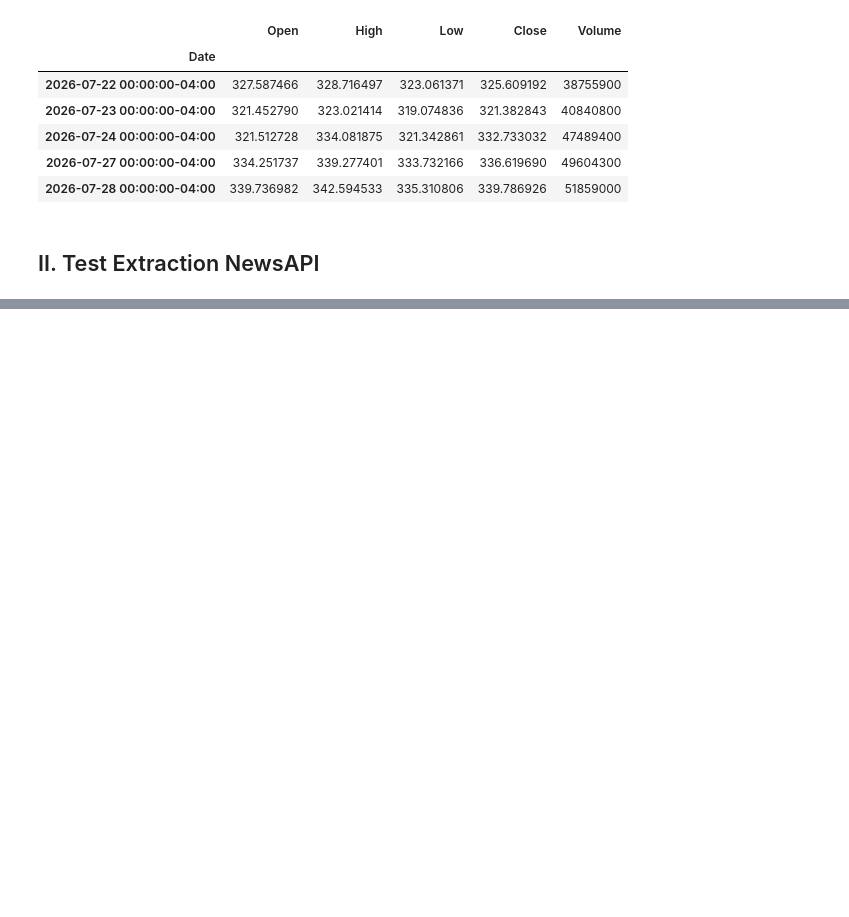
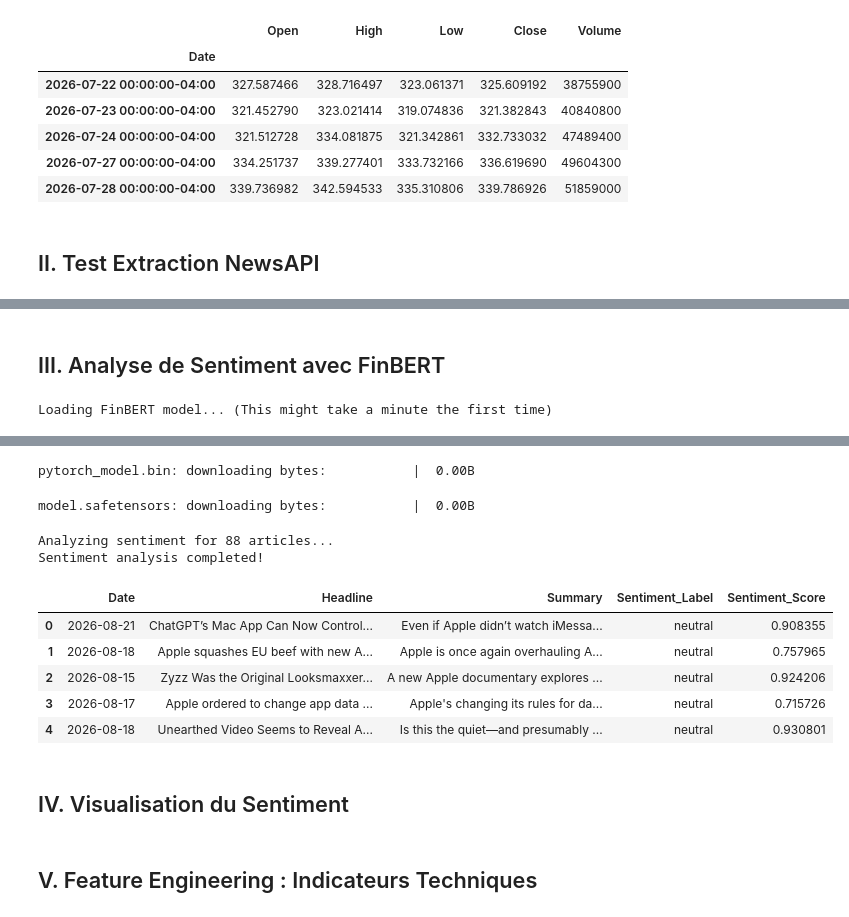
Before and after one commit to EnzoL987/Projet_Finance_NLP, a Jupyter notebook: Notebooks/01_exploration_yfinance_newsapi.ipynb, the cells around one changed output, grey strips where cells are left out. Drawn from its saved outputs; the diff is of its cells as text; code cells hidden in the pictures; blank space fills up the shorter version.

```diff
--- a/Notebooks/01_exploration_yfinance_newsapi.ipynb
+++ b/Notebooks/01_exploration_yfinance_newsapi.ipynb
@@ -124,0 +121,50 @@ df_apple_news.head()
+# %% [markdown]
+## III. Analyse de Sentiment avec FinBERT
+# %%
+def analyze_financial_sentiment(df: pd.DataFrame, text_column: str = 'Headline') -> pd.DataFrame:
+    """
+    Applies the FinBERT NLP model to evaluate the sentiment of financial texts.
+
+    Args:
+        df (pd.DataFrame): The dataframe containing the news articles.
+        text_column (str): The column name containing the text to analyze (Headline or Summary).
+
+    Returns:
+        pd.DataFrame: The original dataframe with two new columns: 'Sentiment_Label' and 'Sentiment_Score'.
+    """
+    # Check if the dataframe is empty to avoid errors
+    if df.empty:
+        print("The dataframe is empty. No sentiment analysis performed.")
+        return df
+
+    print("Loading FinBERT model... (This might take a minute the first time)")
+    # Load the pre-trained FinBERT model specialized in finance
+    sentiment_analyzer = pipeline("sentiment-analysis", model="ProsusAI/finbert")
+
+    # Convert the text column to a list for the pipeline
+    texts = df[text_column].tolist()
+
+    print(f"Analyzing sentiment for {len(texts)} articles...")
+    # Run the model on our list of texts
+    results = sentiment_analyzer(texts)
+
+    # Extract labels (Positive, Negative, Neutral) and confidence scores
+    labels = [res['label'] for res in results]
+    scores = [res['score'] for res in results]
+
+    # Add the new data to our dataframe
+    df_result = df.copy()
+    df_result['Sentiment_Label'] = labels
+    df_result['Sentiment_Score'] = scores
+
+    print("Sentiment analysis completed!")
+    return df_result
+
+# --- Run the analysis on the Apple news we extracted previously ---
+# Assuming your previous dataframe is named df_apple_news
+df_news_with_sentiment = analyze_financial_sentiment(df_apple_news, text_column='Headline')
+
+# Display the results
+df_news_with_sentiment.head()
+# %% [output]
+Loading FinBERT model... (This might take a minute the first time)
@@ -124,0 +172,12 @@ df_apple_news.head()
+pytorch_model.bin: downloading bytes:           |  0.00B
+model.safetensors: downloading bytes:           |  0.00B
+Analyzing sentiment for 88 articles...
+Sentiment analysis completed!
+|  | Date | Headline | Summary | Sentiment_Label | Sentiment_Score |
+| 0 | 2026-08-21 | ChatGPT’s Mac App Can Now Control... | Even if Apple didn’t watch iMessa... | neutral | 0.908355 |
+| 1 | 2026-08-18 | Apple squashes EU beef with new A... | Apple is once again overhauling A... | neutral | 0.757965 |
+| 2 | 2026-08-15 | Zyzz Was the Original Looksmaxxer... | A new Apple documentary explores ... | neutral | 0.924206 |
+| 3 | 2026-08-17 | Apple ordered to change app data ... | Apple's changing its rules for da... | neutral | 0.715726 |
+| 4 | 2026-08-18 | Unearthed Video Seems to Reveal A... | Is this the quiet—and presumably ... | neutral | 0.930801 |
+# %% [markdown]
+## IV. Visualisation du Sentiment
@@ -124,0 +231,2 @@ df_apple_news.head()
+# %% [markdown]
+## V. Feature Engineering : Indicateurs Techniques
```
Also changed, not shown: parts of 5 cells of this notebook.
